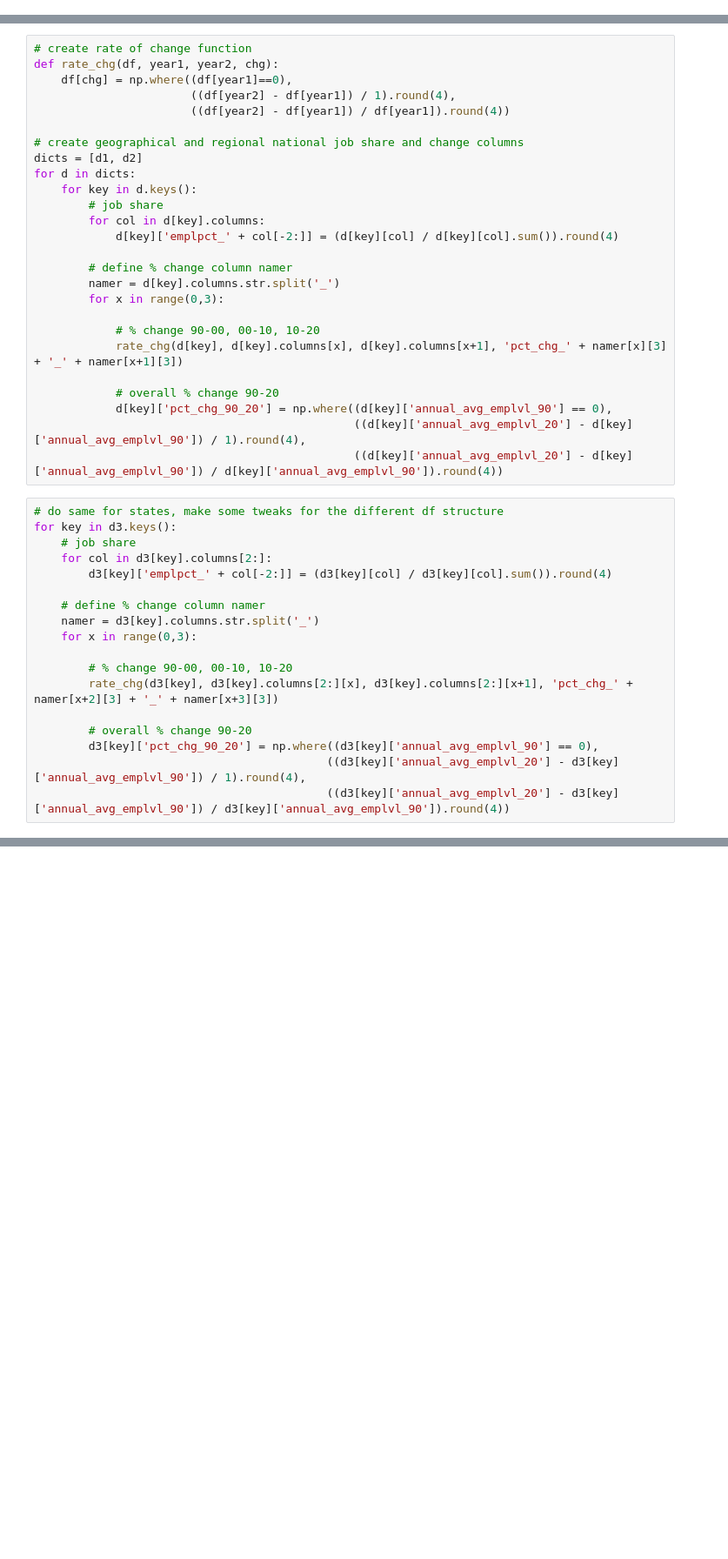
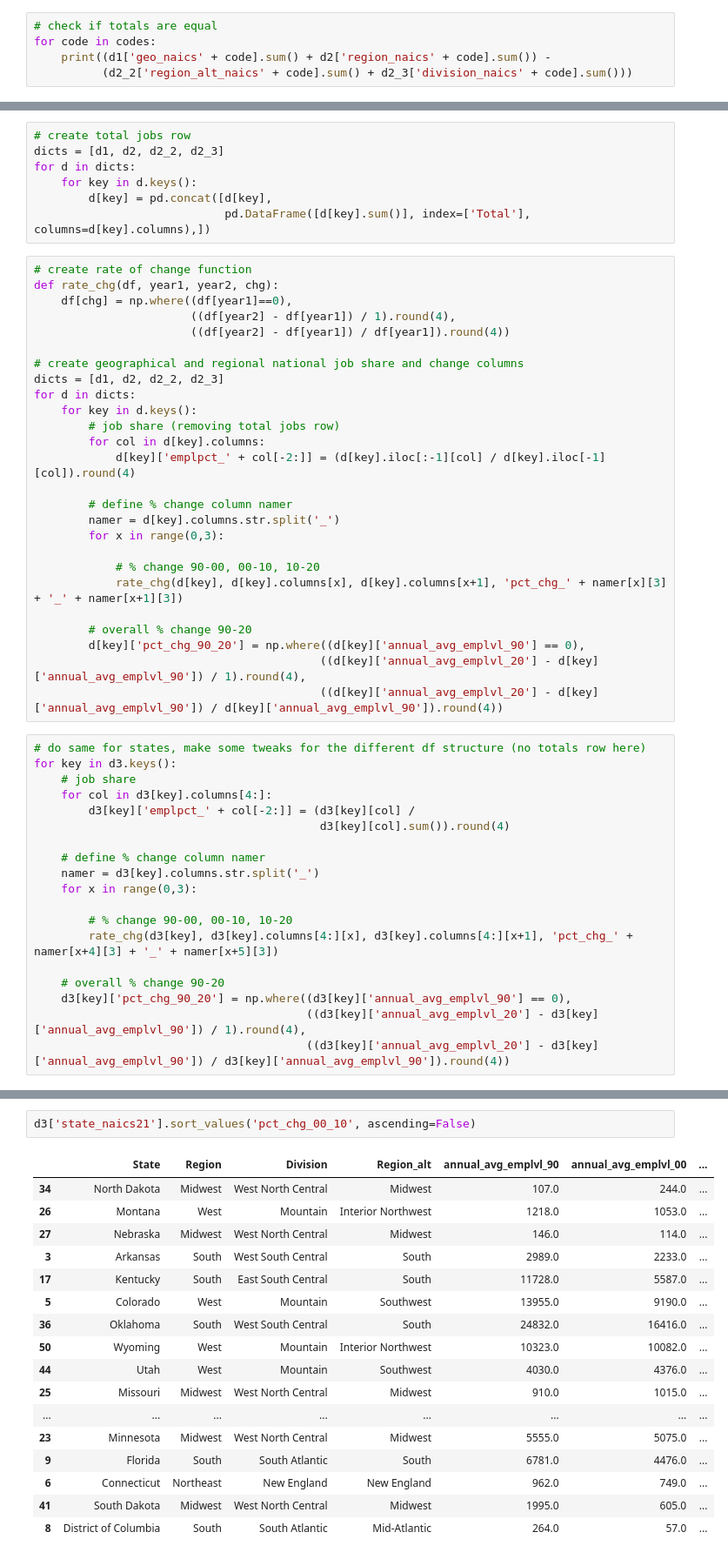
Before and after one commit to marleyra/BLS, a Jupyter notebook: BLS_RegionalAnalysis.ipynb, the cells around one changed output, grey strips where cells are left out. Shown: that part at 87% size. Drawn from its saved outputs; the diff is of its cells as text; blank space fills up the shorter version.

```diff
--- a/BLS_RegionalAnalysis.ipynb
+++ b/BLS_RegionalAnalysis.ipynb
@@ -47,0 +95,5 @@ for code in codes:
+# %%
+# check if totals are equal
+for code in codes:
+    print((d1['geo_naics' + code].sum() + d2['region_naics' + code].sum()) -
+          (d2_2['region_alt_naics' + code].sum() + d2_3['division_naics' + code].sum()))
@@ -69,3 +141,10 @@ for code in codes:
+# %%
+# create total jobs row
+dicts = [d1, d2, d2_2, d2_3]
+for d in dicts:
+    for key in d.keys():
+        d[key] = pd.concat([d[key],
+                            pd.DataFrame([d[key].sum()], index=['Total'], columns=d[key].columns),])
 # %%
 # create rate of change function
 def rate_chg(df, year1, year2, chg):
@@ -74,12 +153,12 @@ def rate_chg(df, year1, year2, chg):
                        ((df[year2] - df[year1]) / df[year1]).round(4))
 
 # create geographical and regional national job share and change columns
-dicts = [d1, d2]
+dicts = [d1, d2, d2_2, d2_3]
 for d in dicts:
     for key in d.keys():
-        # job share
+        # job share (removing total jobs row)
         for col in d[key].columns:
-            d[key]['emplpct_' + col[-2:]] = (d[key][col] / d[key][col].sum()).round(4)
+            d[key]['emplpct_' + col[-2:]] = (d[key].iloc[:-1][col] / d[key].iloc[-1][col]).round(4)
 
         # define % change column namer
         namer = d[key].columns.str.split('_')
@@ -88,28 +167,29 @@ for d in dicts:
             # % change 90-00, 00-10, 10-20
             rate_chg(d[key], d[key].columns[x], d[key].columns[x+1], 'pct_chg_' + namer[x][3] + '_' + namer[x+1][3])
 
-            # overall % change 90-20
-            d[key]['pct_chg_90_20'] = np.where((d[key]['annual_avg_emplvl_90'] == 0),
-                                               ((d[key]['annual_avg_emplvl_20'] - d[key]['annual_avg_emplvl_90']) / 1).round(4),
-                                               ((d[key]['annual_avg_emplvl_20'] - d[key]['annual_avg_emplvl_90']) / d[key]['annual_avg_emplvl_90']).round(4))
+        # overall % change 90-20
+        d[key]['pct_chg_90_20'] = np.where((d[key]['annual_avg_emplvl_90'] == 0),
+                                          ((d[key]['annual_avg_emplvl_20'] - d[key]['annual_avg_emplvl_90']) / 1).round(4),
+                                          ((d[key]['annual_avg_emplvl_20'] - d[key]['annual_avg_emplvl_90']) / d[key]['annual_avg_emplvl_90']).round(4))
 # %%
-# do same for states, make some tweaks for the different df structure
+# do same for states, make some tweaks for the different df structure (no totals row here)
 for key in d3.keys():
     # job share
-    for col in d3[key].columns[2:]:
-        d3[key]['emplpct_' + col[-2:]] = (d3[key][col] / d3[key][col].sum()).round(4)
+    for col in d3[key].columns[4:]:
+        d3[key]['emplpct_' + col[-2:]] = (d3[key][col] /
+                                          d3[key][col].sum()).round(4)
 
     # define % change column namer
     namer = d3[key].columns.str.split('_')
     for x in range(0,3):
 
         # % change 90-00, 00-10, 10-20
-        rate_chg(d3[key], d3[key].columns[2:][x], d3[key].columns[2:][x+1], 'pct_chg_' + namer[x+2][3] + '_' + namer[x+3][3])
+        rate_chg(d3[key], d3[key].columns[4:][x], d3[key].columns[4:][x+1], 'pct_chg_' + namer[x+4][3] + '_' + namer[x+5][3])
 
-        # overall % change 90-20
-        d3[key]['pct_chg_90_20'] = np.where((d3[key]['annual_avg_emplvl_90'] == 0),
-                                           ((d3[key]['annual_avg_emplvl_20'] - d3[key]['annual_avg_emplvl_90']) / 1).round(4),
-                                           ((d3[key]['annual_avg_emplvl_20'] - d3[key]['annual_avg_emplvl_90']) / d3[key]['annual_avg_emplvl_90']).round(4))
+    # overall % change 90-20
+    d3[key]['pct_chg_90_20'] = np.where((d3[key]['annual_avg_emplvl_90'] == 0),
+                                        ((d3[key]['annual_avg_emplvl_20'] - d3[key]['annual_avg_emplvl_90']) / 1).round(4),
+                                        ((d3[key]['annual_avg_emplvl_20'] - d3[key]['annual_avg_emplvl_90']) / d3[key]['annual_avg_emplvl_90']).round(4))
 # %%
 # export to CSVs
 for key in d1.keys():
@@ -121,2 +207,22 @@ for key in d2.keys():
 for key in d3.keys():
     d3[key].to_csv('analysis/state_naics_' + key[-2:] + '.csv',)# index_label=False)
+# %%
+d3['state_naics21'].sort_values('pct_chg_00_10', ascending=False)
+# %% [output]
+|  | State | Region | Division | Region_alt | annual_avg_emplvl_90 | annual_avg_emplvl_00 | ... |
+| 34 | North Dakota | Midwest | West North Central | Midwest | 107.0 | 244.0 | ... |
+| 26 | Montana | West | Mountain | Interior Northwest | 1218.0 | 1053.0 | ... |
+| 27 | Nebraska | Midwest | West North Central | Midwest | 146.0 | 114.0 | ... |
+| 3 | Arkansas | South | West South Central | South | 2989.0 | 2233.0 | ... |
+| 17 | Kentucky | South | East South Central | South | 11728.0 | 5587.0 | ... |
+| 5 | Colorado | West | Mountain | Southwest | 13955.0 | 9190.0 | ... |
+| 36 | Oklahoma | South | West South Central | South | 24832.0 | 16416.0 | ... |
+| 50 | Wyoming | West | Mountain | Interior Northwest | 10323.0 | 10082.0 | ... |
+| 44 | Utah | West | Mountain | Southwest | 4030.0 | 4376.0 | ... |
+| 25 | Missouri | Midwest | West North Central | Midwest | 910.0 | 1015.0 | ... |
+| ... | ... | ... | ... | ... | ... | ... | ... |
+| 23 | Minnesota | Midwest | West North Central | Midwest | 5555.0 | 5075.0 | ... |
+| 9 | Florida | South | South Atlantic | South | 6781.0 | 4476.0 | ... |
+| 6 | Connecticut | Northeast | New England | New England | 962.0 | 749.0 | ... |
+| 41 | South Dakota | Midwest | West North Central | Midwest | 1995.0 | 605.0 | ... |
+| 8 | District of Columbia | South | South Atlantic | Mid-Atlantic | 264.0 | 57.0 | ... |
```
Also changed, not shown: parts of 9 cells of this notebook, 7 other files.
